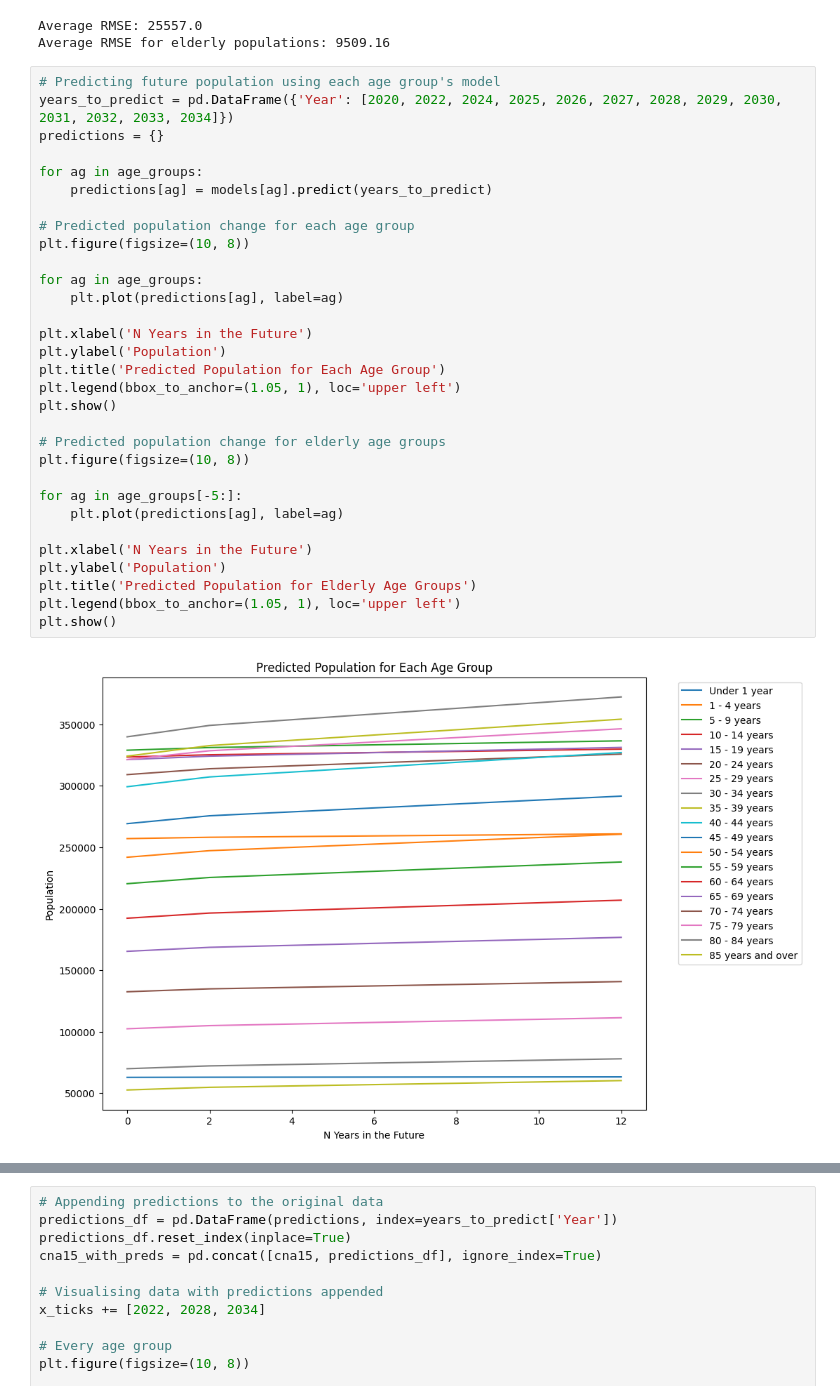
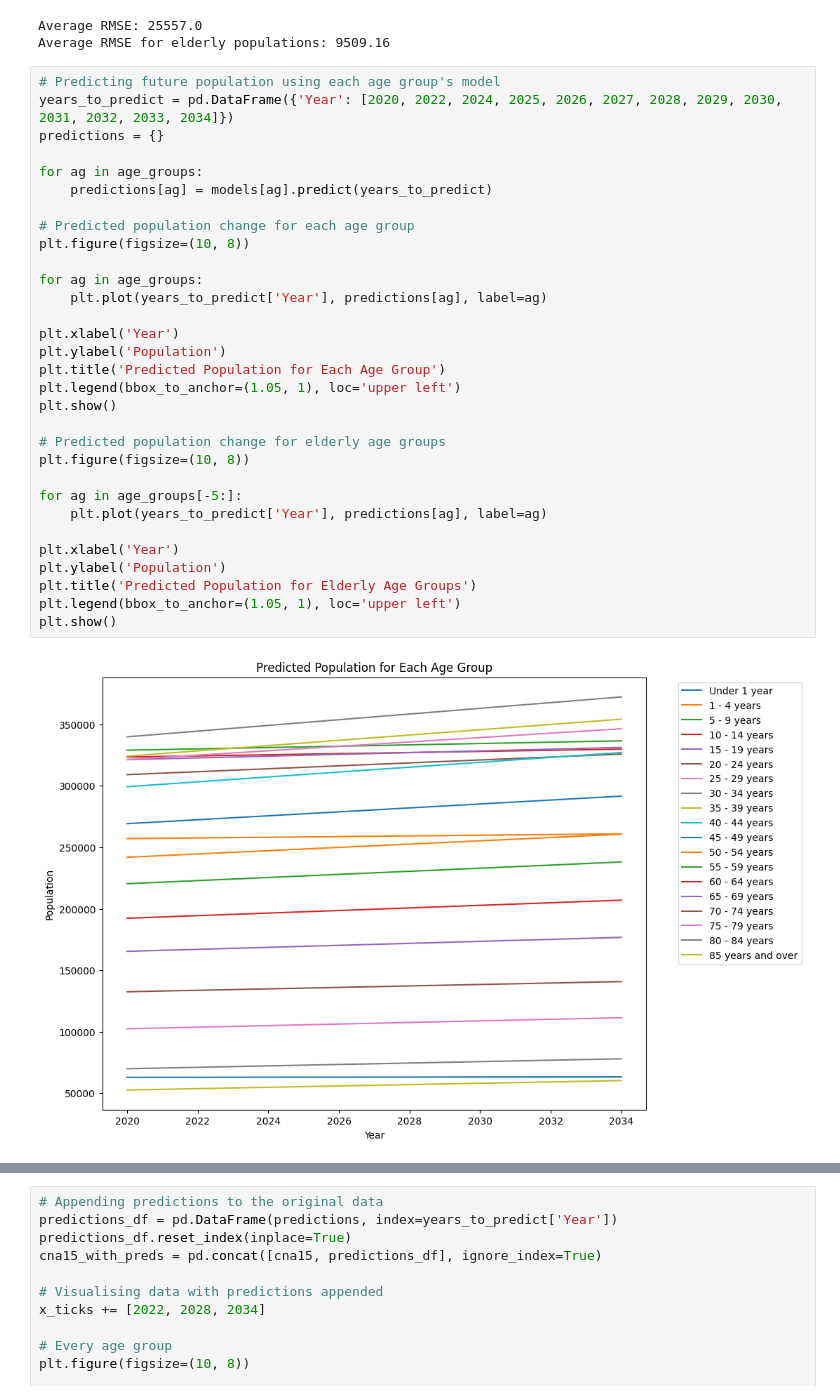
Before and after one commit to oOoOoOo0o/LM051-FYP, a Jupyter notebook: linear-regression/linear-regression-age-groups.ipynb, the cells around one changed output, grey strips where cells are left out. Cells and saved outputs as stored; diff of their text form.

Commit message:
Changed years in future to actual years

```diff
--- a/linear-regression/linear-regression-age-groups.ipynb
+++ b/linear-regression/linear-regression-age-groups.ipynb
@@ -114,33 +114,33 @@ Average RMSE for elderly populations: 9509.16
 # %%
 # Predicting future population using each age group's model
 years_to_predict = pd.DataFrame({'Year': [2020, 2022, 2024, 2025, 2026, 2027, 2028, 2029, 2030, 2031, 2032, 2033, 2034]})
 predictions = {}
 
 for ag in age_groups:
     predictions[ag] = models[ag].predict(years_to_predict)
 
 # Predicted population change for each age group
 plt.figure(figsize=(10, 8))
 
 for ag in age_groups:
-    plt.plot(predictions[ag], label=ag)
+    plt.plot(years_to_predict['Year'], predictions[ag], label=ag)
 
-plt.xlabel('N Years in the Future')
+plt.xlabel('Year')
 plt.ylabel('Population')
 plt.title('Predicted Population for Each Age Group')
 plt.legend(bbox_to_anchor=(1.05, 1), loc='upper left')
 plt.show()
 
 # Predicted population change for elderly age groups
 plt.figure(figsize=(10, 8))
 
 for ag in age_groups[-5:]:
-    plt.plot(predictions[ag], label=ag)
+    plt.plot(years_to_predict['Year'], predictions[ag], label=ag)
 
-plt.xlabel('N Years in the Future')
+plt.xlabel('Year')
 plt.ylabel('Population')
 plt.title('Predicted Population for Elderly Age Groups')
 plt.legend(bbox_to_anchor=(1.05, 1), loc='upper left')
 plt.show()
 # %% [output]
-[figure, old version]
+[figure, new version]
```
Also changed, not shown: parts of 1 cell of this notebook.
